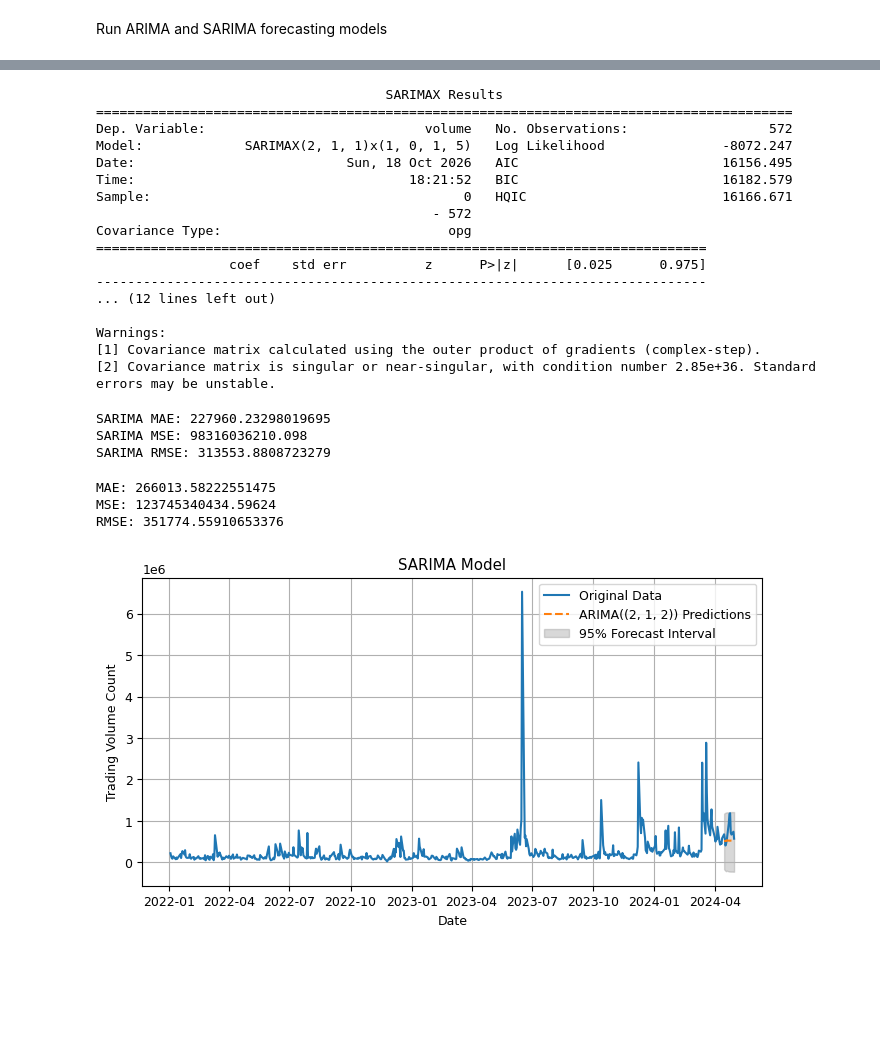
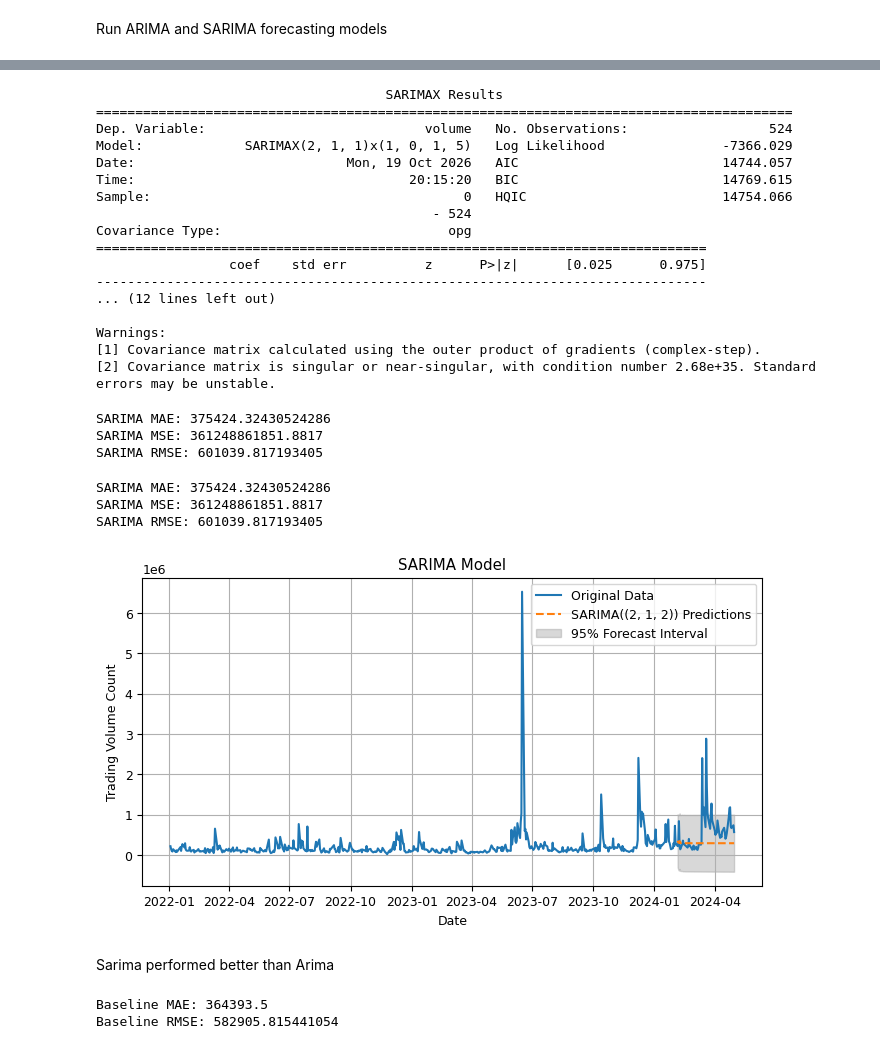
Before and after one commit to apatel4746/stockfrauddetection, a Jupyter notebook: stockfraud.ipynb, the cells around one changed output, grey strips where cells are left out. Drawn from its saved outputs; the diff is of its cells as text; code cells hidden in the pictures; blank space fills up the shorter version.

Commit message:
Implemented SARIMA and ARIMA for pfizer data

```diff
--- a/stockfraud.ipynb
+++ b/stockfraud.ipynb
@@ -1172,13 +1172,13 @@ import statsmodels.api as sm
 from sklearn.metrics import mean_absolute_error, mean_squared_error
 
 #seperate training and testing data
-train=cmtl["volume"].iloc[:-12].reset_index(drop=True)
-test=cmtl["volume"].iloc[-12:]
+train=cmtl["volume"].iloc[:-60].reset_index(drop=True)
+test=cmtl["volume"].iloc[-60:]
 
 order=(2,1,2)
 model=sm.tsa.ARIMA(train, order=order, trend='n').fit()
 
-predictions=model.forecast(steps=12)
+predictions=model.forecast(steps=len(test))
 mae=mean_absolute_error(test, predictions)
 mse=mean_squared_error(test, predictions)
 rmse=np.sqrt(mse)
@@ -1225,8 +1225,8 @@ def apply_sarima(data, order=(2,1,1), seasonal_order=(1,0,1,5)):
   results=model.fit(disp=False)
   return results
 
-train=cmtl["volume"].iloc[:-12].reset_index(drop=True)
-test=cmtl["volume"].iloc[-12:]
+train=cmtl["volume"].iloc[:-60].reset_index(drop=True)
+test=cmtl["volume"].iloc[-60:]
 
 sarima_results=apply_sarima(
     train,
@@ -1245,12 +1245,12 @@ future_dates=test.index
 # %% [output]
                                      SARIMAX Results
 =========================================================================================
-Dep. Variable:                            volume   No. Observations:                  572
-Model:             SARIMAX(2, 1, 1)x(1, 0, 1, 5)   Log Likelihood               -8072.247
-Date:                           Sun, 18 Oct 2026   AIC                          16156.495
-Time:                                   18:21:52   BIC                          16182.579
-Sample:                                        0   HQIC                         16166.671
-                                           - 572
+Dep. Variable:                            volume   No. Observations:                  524
+Model:             SARIMAX(2, 1, 1)x(1, 0, 1, 5)   Log Likelihood               -7366.029
+Date:                           Mon, 19 Oct 2026   AIC                          14744.057
+Time:                                   20:15:20   BIC                          14769.615
+Sample:                                        0   HQIC                         14754.066
+                                           - 524
 Covariance Type:                             opg
 ==============================================================================
                  coef    std err          z      P>|z|      [0.025      0.975]
@@ -1259,7 +1259,7 @@ Covariance Type:                             opg
 
 Warnings:
 [1] Covariance matrix calculated using the outer product of gradients (complex-step).
-[2] Covariance matrix is singular or near-singular, with condition number 2.85e+36. Standard errors may be unstable.
+[2] Covariance matrix is singular or near-singular, with condition number 2.68e+35. Standard errors may be unstable.
 # %%
 mae_sarima=mean_absolute_error(test, predicted_values)
 mse_sarima=mean_squared_error(test, predicted_values)
@@ -1270,26 +1270,38 @@ print(f"SARIMA MAE: {mae_sarima}")
 print(f"SARIMA MSE: {mse_sarima}")
 print(f"SARIMA RMSE: {rmse_sarima}")
 # %% [output]
-SARIMA MAE: 227960.23298019695
-SARIMA MSE: 98316036210.098
-SARIMA RMSE: 313553.8808723279
+SARIMA MAE: 375424.32430524286
+SARIMA MSE: 361248861851.8817
+SARIMA RMSE: 601039.817193405
 # %%
 plt.figure(figsize=(8,4))
 plt.plot(cmtl.index,cmtl["volume"], label="Original Data")
-plt.plot(future_dates, predicted_values, label=f'ARIMA({order}) Predictions', linestyle='--')
-plt.fill_between(future_dates, confidence_intervals.iloc[:, 0].to_numpy(), conf_int.iloc[:,1].to_numpy(), alpha=.3, color='gray', label="95% Forecast Interval")
+plt.plot(future_dates, predicted_values.to_numpy(), label=f'SARIMA({order}) Predictions', linestyle='--')
+plt.fill_between(future_dates, confidence_intervals.iloc[:, 0].to_numpy(), confidence_intervals.iloc[:,1].to_numpy(), alpha=.3, color='gray', label="95% Forecast Interval")
 plt.legend()
 plt.xlabel('Date')
 plt.ylabel('Trading Volume Count')
 plt.title(f'SARIMA Model')
 plt.grid(True)
 
-print(f"MAE: {mae}")
-print(f"MSE: {mse}")
-print(f"RMSE: {rmse}")
+print(f"SARIMA MAE: {mae_sarima}")
+print(f"SARIMA MSE: {mse_sarima}")
+print(f"SARIMA RMSE: {rmse_sarima}")
 plt.show()
 # %% [output]
-MAE: 266013.58222551475
-MSE: 123745340434.59624
-RMSE: 351774.55910653376
+SARIMA MAE: 375424.32430524286
+SARIMA MSE: 361248861851.8817
+SARIMA RMSE: 601039.817193405
-[figure, old version]
+[figure, new version]
+# %% [markdown]
+Sarima performed better than Arima
+# %%
+baseline=np.repeat(train.iloc[-20:].mean(), len(test))
+baseline_mae=mean_absolute_error(test,baseline)
+baseline_rmse=np.sqrt(mean_squared_error(test,baseline))
+#check whether trading volume would remain equal to the average of the previous 20 trading days
+print(f"Baseline MAE: {baseline_mae}")
+print(f"Baseline RMSE: {baseline_rmse}")
+# %% [output]
+Baseline MAE: 364393.5
+Baseline RMSE: 582905.815441054
```
Also changed, not shown: parts of 22 cells of this notebook.
